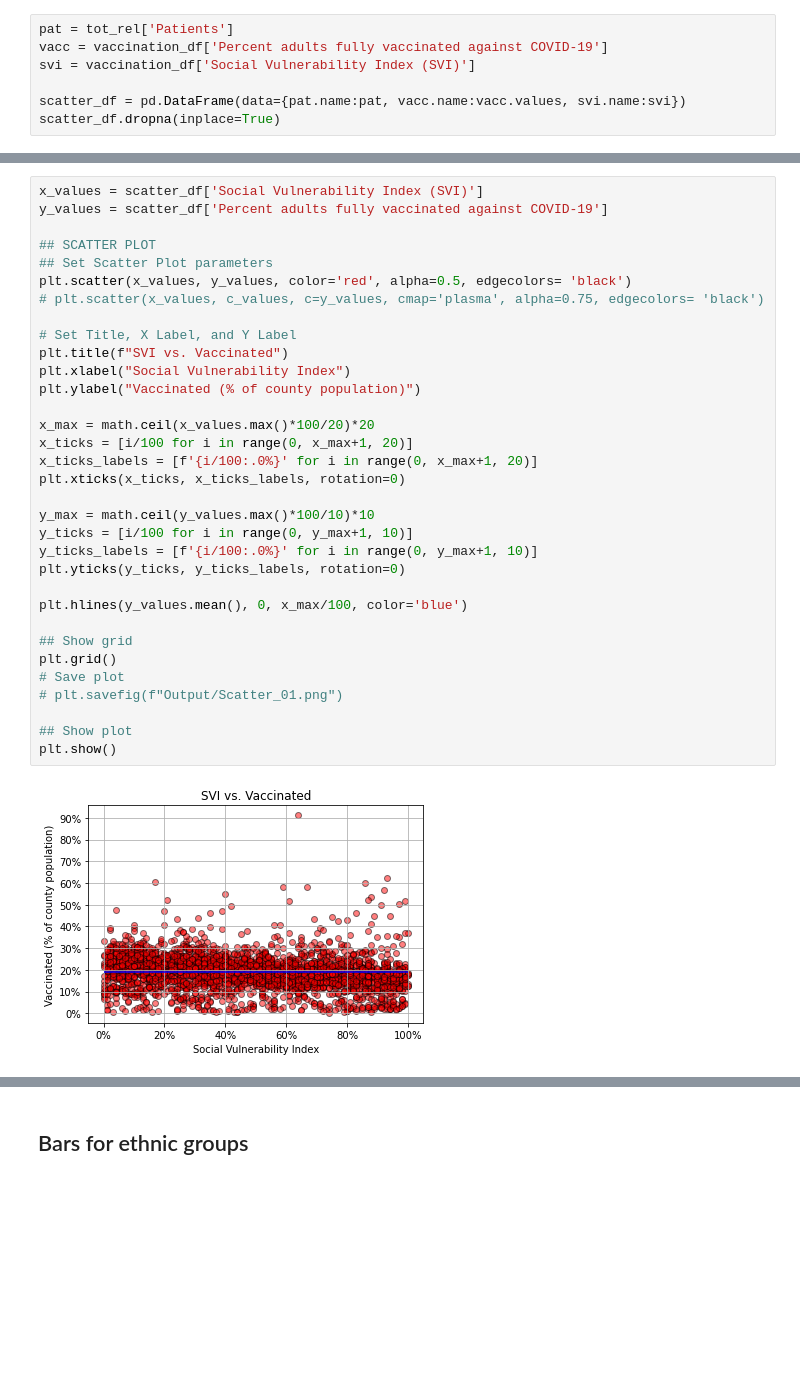
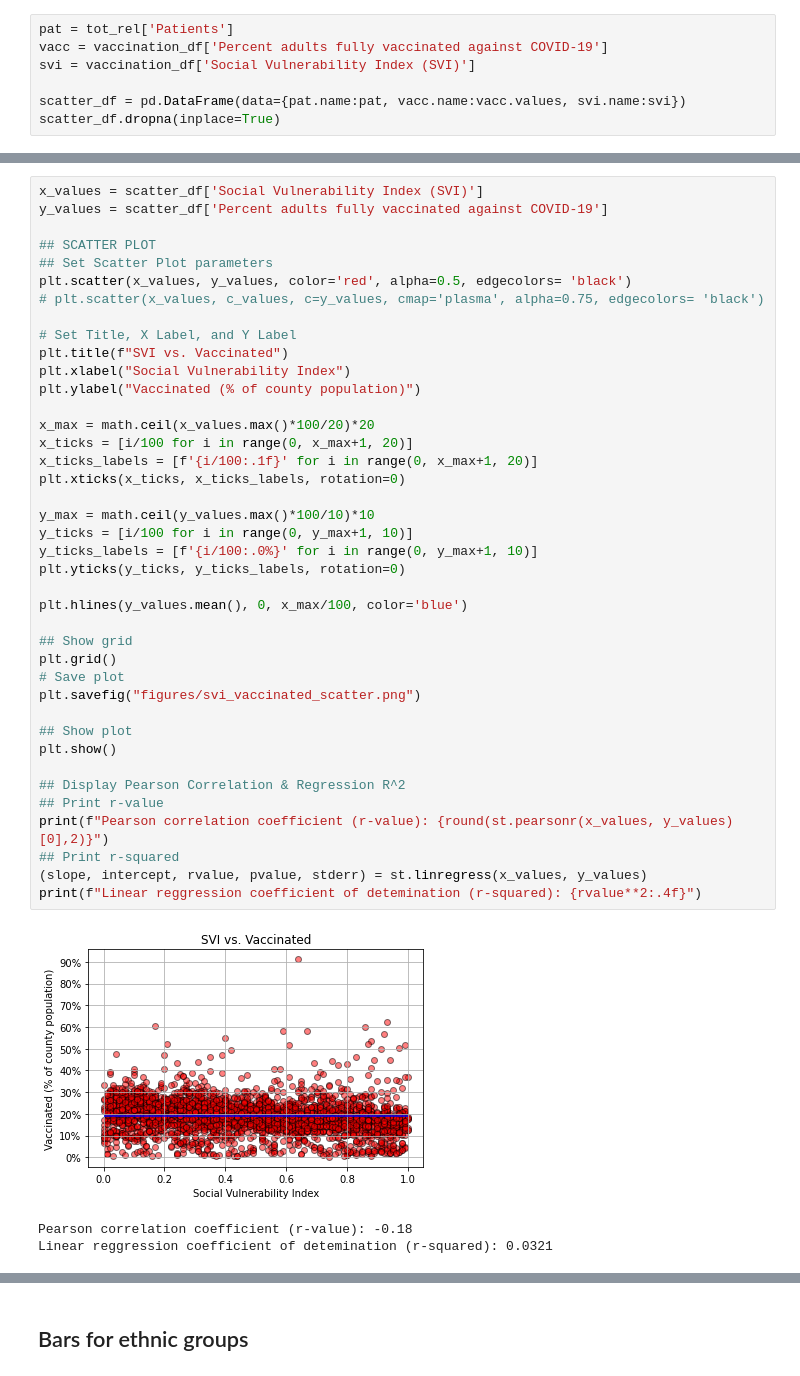
Before and after one commit to mgeffroy/P1-US-COVID-19-Vaccination-Campaign, a Jupyter notebook: P1.3_Scatter.ipynb, the cells around one changed output, grey strips where cells are left out. Saved outputs shown, nothing was run; the diff lists cells and outputs as text; blank space fills up the shorter version.

```diff
--- a/P1.3_Scatter.ipynb
+++ b/P1.3_Scatter.ipynb
@@ -337,36 +346,45 @@ x_values = scatter_df['Social Vulnerability Index (SVI)']
 y_values = scatter_df['Percent adults fully vaccinated against COVID-19']
 
 ## SCATTER PLOT
 ## Set Scatter Plot parameters
 plt.scatter(x_values, y_values, color='red', alpha=0.5, edgecolors= 'black')
 # plt.scatter(x_values, c_values, c=y_values, cmap='plasma', alpha=0.75, edgecolors= 'black')
 
 # Set Title, X Label, and Y Label
 plt.title(f"SVI vs. Vaccinated")
 plt.xlabel("Social Vulnerability Index")
 plt.ylabel("Vaccinated (% of county population)")
 
 x_max = math.ceil(x_values.max()*100/20)*20
 x_ticks = [i/100 for i in range(0, x_max+1, 20)]
-x_ticks_labels = [f'{i/100:.0%}' for i in range(0, x_max+1, 20)]
+x_ticks_labels = [f'{i/100:.1f}' for i in range(0, x_max+1, 20)]
 plt.xticks(x_ticks, x_ticks_labels, rotation=0)
 
 y_max = math.ceil(y_values.max()*100/10)*10
 y_ticks = [i/100 for i in range(0, y_max+1, 10)]
 y_ticks_labels = [f'{i/100:.0%}' for i in range(0, y_max+1, 10)]
 plt.yticks(y_ticks, y_ticks_labels, rotation=0)
 
 plt.hlines(y_values.mean(), 0, x_max/100, color='blue')
 
 ## Show grid
 plt.grid()
 # Save plot
-# plt.savefig(f"Output/Scatter_01.png")
+plt.savefig("figures/svi_vaccinated_scatter.png")
 
 ## Show plot
 plt.show()
+
+## Display Pearson Correlation & Regression R^2
+## Print r-value
+print(f"Pearson correlation coefficient (r-value): {round(st.pearsonr(x_values, y_values)[0],2)}")
+## Print r-squared
+(slope, intercept, rvalue, pvalue, stderr) = st.linregress(x_values, y_values)
+print(f"Linear reggression coefficient of detemination (r-squared): {rvalue**2:.4f}")
 # %% [output]
-[figure, old version]
+[figure, new version]
+Pearson correlation coefficient (r-value): -0.18
+Linear reggression coefficient of detemination (r-squared): 0.0321
 # %%
 x_values = scatter_df['Patients']
 y_values = scatter_df['Social Vulnerability Index (SVI)']
```
Also changed, not shown: parts of 11 cells of this notebook, 5 other files.
